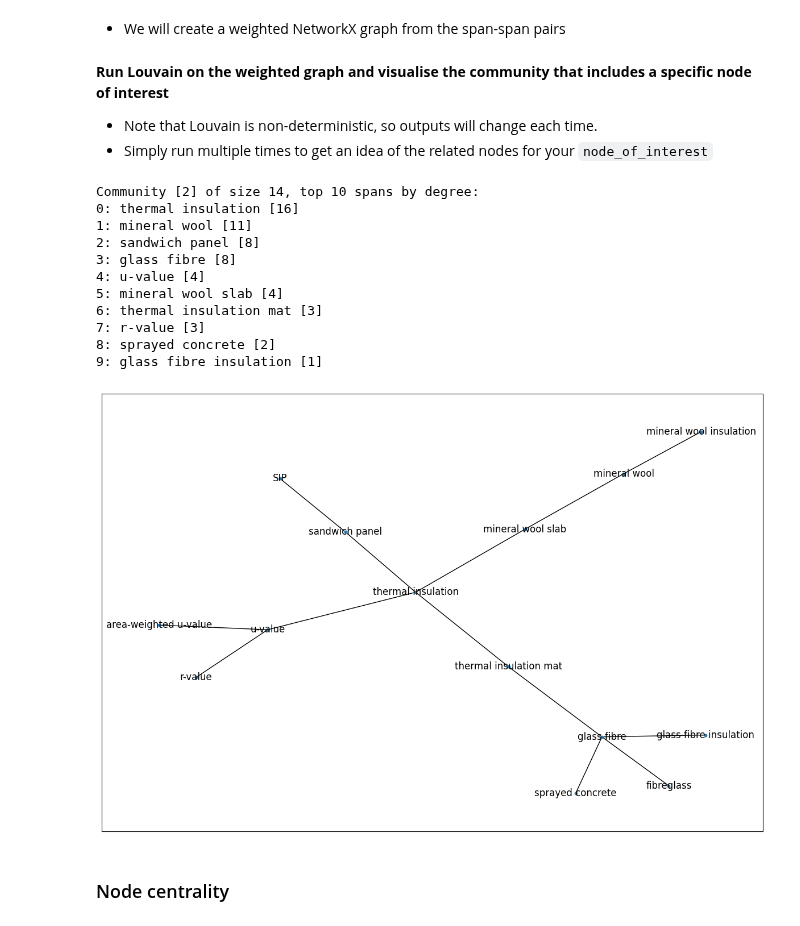
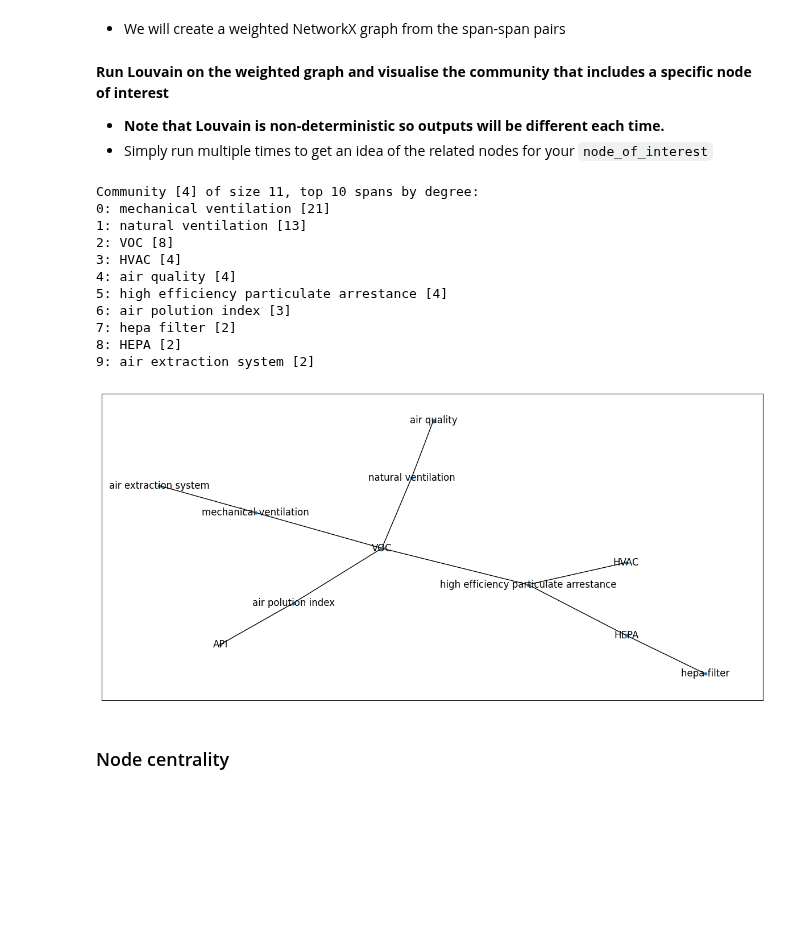
Before and after one commit to rubenkruiper/irec, a Jupyter notebook: 4. Insight in graph.ipynb, the cells around one changed output. Cells and saved outputs as stored; diff of their text form; code cells hidden in the pictures; blank space fills up the shorter version.

```diff
--- a/4. Insight in graph.ipynb
+++ b/4. Insight in graph.ipynb
@@ -380,20 +380,18 @@ edge_types = [
     "irec:related",                        # manually grabbed from Approved documents indices
     "irec:hasAcronym",                     # acronyms are naive or index based, not very important
     "irec:hasAntonym",                     # overlapping except for antonym
-    "irec:related",                        # manually grabbed from Approved documents indices
 ]
 # %%
 edge_weights = [
-    10,                   # related through occurence in definition
-    4,                    # exact word overlap
-    2,                    # similar words
+    5,                   # related through occurence in definition
+    1,                    # exact word overlap
+    1,                    # similar words
     1,                    # similar contexts
-    5,                    # manually grabbed from Approved documents indices
-    2,                    # acronyms are naive or index based, not very important
-    -5,                   # overlapping except for antonym
-    5,                    # manually grabbed from Approved documents indices
+    1,                    # manually grabbed from Approved documents indices
+    1,                    # acronyms are naive or index based, not very important
+    -1,                   # overlapping except for antonym
 ]
-exactMatch_weight = 5     # adjusts weight when either of the span nodes correspond to a concept
+exactMatch_weight = 1     # adjusts weight when either of the span nodes correspond to a concept
 
-maximum_distance = sum(i for i in edge_weights if i > 0) + 2 * exactMatch_weight
+maximum_distance = 2 * sum(i for i in edge_weights if i > 0) + exactMatch_weight
 maximum_distance
@@ -464,13 +474,17 @@ def show_community(idx: Union[str, int], community: set, network: nx.Graph = net
         [print(f"{idx}: {s_triple[2]} [{num_edges}]") for s_triple in irec_graph.triples((None, RDFS.label, Literal(span_node, lang='en')))]
 
     mst = nx.minimum_spanning_tree(network.subgraph(community))
-    plt.figure(figsize=(15, 10))
+    plt.figure(figsize=(15, 7))
     pos = nx.spring_layout(mst)
     # draw node labels
     nx.draw_networkx(mst, pos=pos, with_labels=True, node_size = 10)
-    # also edge labels
-    edge_labels = nx.get_edge_attributes(mst,'weight')
-    nx.draw_networkx_edge_labels(mst, pos=pos, edge_labels=edge_labels)
+
+    draw_edges = False
+    if draw_edges:
+        # also label edges with distances (weights)
+        edge_labels = nx.get_edge_attributes(mst,'weight')
+        nx.draw_networkx_edge_labels(mst, pos=pos, edge_labels=edge_labels)
+
     plt.show()
 #     plt.savefig("plot.jpg", dpi=300, bbox_inches = "tight") #save as jpg
 # %%
@@ -507,35 +521,35 @@ def divide_into_communities(network: nx.Graph,
     return community_of_interest
 # %% [markdown]
 **Run Louvain on the weighted graph and visualise the community that includes a specific node of interest**
-* Note that Louvain is non-deterministic, so outputs will change each time.
+* **Note that Louvain is non-deterministic so outputs will be different each time.**
 * Simply run multiple times to get an idea of the related nodes for your `node_of_interest`
 # %%
-node_of_interest = "thermal insulation"
+node_of_interest = "mechanical ventilation"
 # %%
-radius = 10
+radius = 15
 max_community = 15
 
 focussed_graph = nx.ego_graph(network, node_of_interest, radius=radius)
 community_of_interest = divide_into_communities(focussed_graph,
                                                 node_of_interest,
                                                 max_community_size=max_community)
 
 # num_hops = 2
 # nodes_with_x_hops_distance = nx.single_source_shortest_path_length(network, node_of_interest, cutoff=num_hops)
 # nodes_with_x_hops_distance
 # %% [output]
-Community [2] of size 14, top 10 spans by degree:
-0: thermal insulation [16]
-1: mineral wool [11]
-2: sandwich panel [8]
-3: glass fibre [8]
-4: u-value [4]
-5: mineral wool slab [4]
-6: thermal insulation mat [3]
-7: r-value [3]
-8: sprayed concrete [2]
-9: glass fibre insulation [1]
+Community [4] of size 11, top 10 spans by degree:
+0: mechanical ventilation [21]
+1: natural ventilation [13]
+2: VOC [8]
+3: HVAC [4]
+4: air quality [4]
+5: high efficiency particulate arrestance [4]
+6: air polution index [3]
+7: hepa filter [2]
+8: HEPA [2]
+9: air extraction system [2]
-[figure, old version]
+[figure, new version]
 # %% [markdown]
 ### Node centrality
 # %% [markdown]
```
Also changed, not shown: parts of 15 cells of this notebook, 6 other files.
